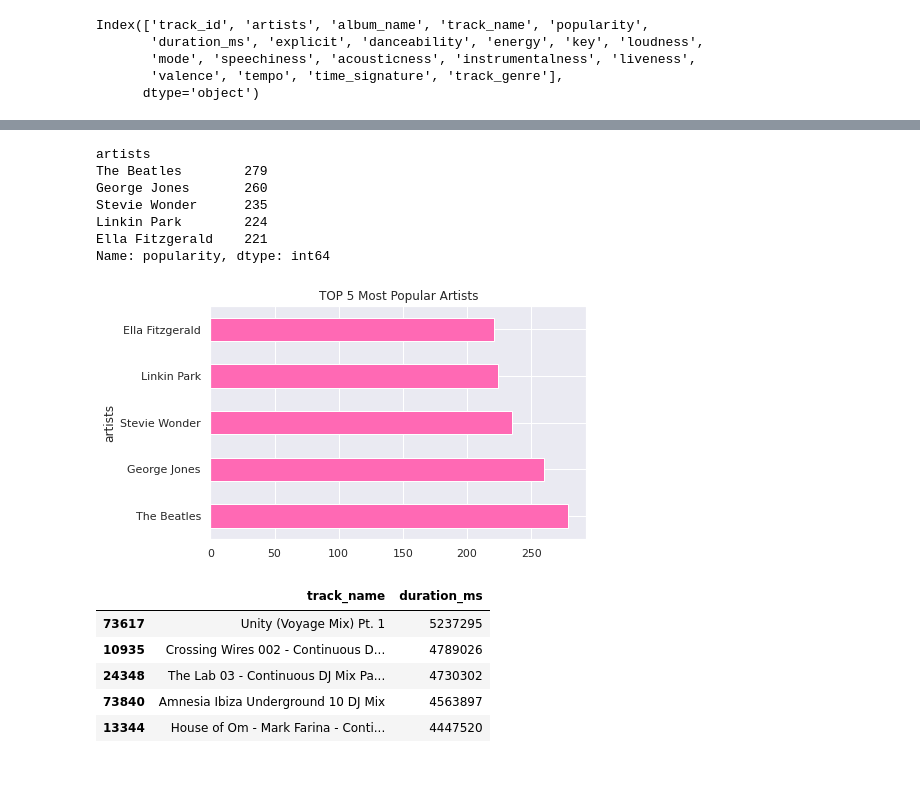
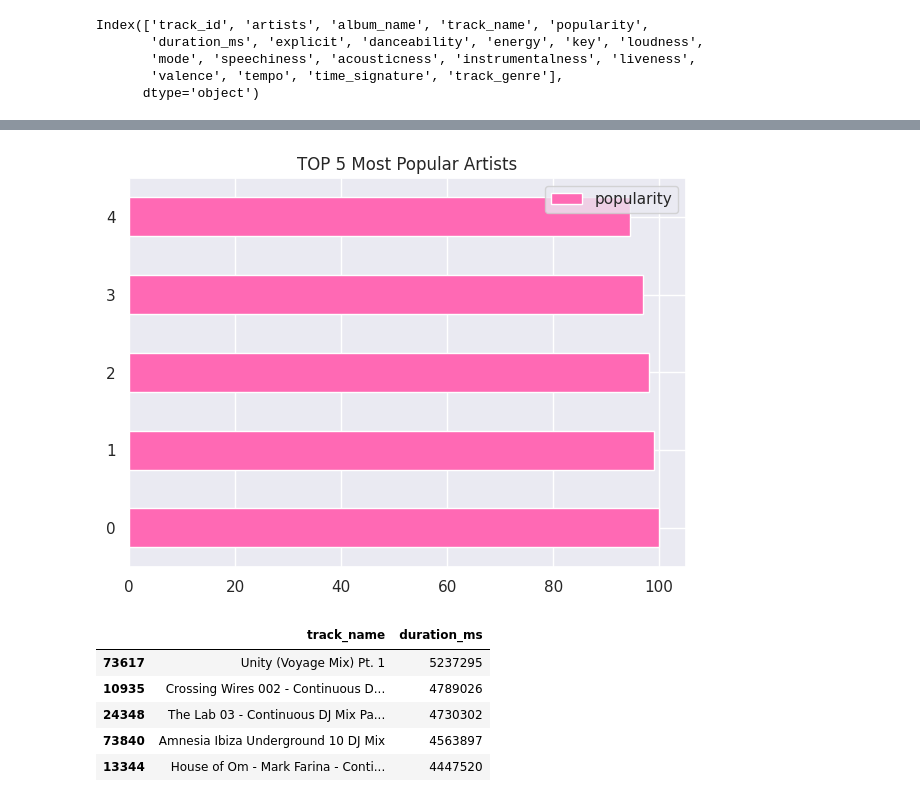
Before and after one commit to letpires/7DaysOfCodeSpotifyML, a Jupyter notebook: DIA 01 - Coleta de dados e Análise Exploratória/DIA_01_Coleta_de_dados_e_Análise_Exploratória.ipynb, the cells around one changed output, grey strips where cells are left out. Cells and saved outputs as stored; diff of their text form; code cells hidden in the pictures; blank space fills up the shorter version.

```diff
--- a/DIA 01 - Coleta de dados e Análise Exploratória/DIA_01_Coleta_de_dados_e_Análise_Exploratória.ipynb
+++ b/DIA 01 - Coleta de dados e Análise Exploratória/DIA_01_Coleta_de_dados_e_Análise_Exploratória.ipynb
@@ -285,3 +285,10 @@ Name: duration_ms, Length: 113550, dtype: int64
 # %%
 # dados_musicas["duration_ms"]= dados_musicas["duration_ms"].replace("durations_ms", )
 # dados_musicas
+# %%
+artistas_popularidade = dados_musicas[['artists', 'popularity']]
+artistas_populares = artistas_popularidade.groupby("artists").mean().sort_values(by='popularity', ascending=False).reset_index()
+
+#Trazendo somente os 5 primeiros
+artistas_populares = artistas_populares.head()
+artistas_populares
@@ -288,22 +304,14 @@ Name: duration_ms, Length: 113550, dtype: int64
+# %%
+artistas_populares.plot.barh(color="hotpink") ##visualize the data
+plt.title("TOP 5 Most Popular Artists")
+plt.show()
+# %% [output]
+[figure, added]
 # %%
-#Top 5 artistas populares
+# #Top 5 artistas populares
 
-popular_artists = dados_musicas.groupby("artists").count().sort_values(by='popularity', ascending=False)['popularity'][:5]
-popular_artists
+# popular_artists = dados_musicas.groupby("artists").count().sort_values(by='popularity', ascending=False)['popularity'][:5]
+# popular_artists
-# %% [output]
-artists
-The Beatles        279
-George Jones       260
-Stevie Wonder      235
-Linkin Park        224
-Ella Fitzgerald    221
-Name: popularity, dtype: int64
-# %%
-popular_artists.plot.barh(color="hotpink") ##visualize the data
-plt.title("TOP 5 Most Popular Artists")
-plt.show()
-# %% [output]
-[figure, removed]
 # %%
 #top 5 longest songs or tracks
 
```
Also changed, not shown: parts of 9 cells of this notebook.
